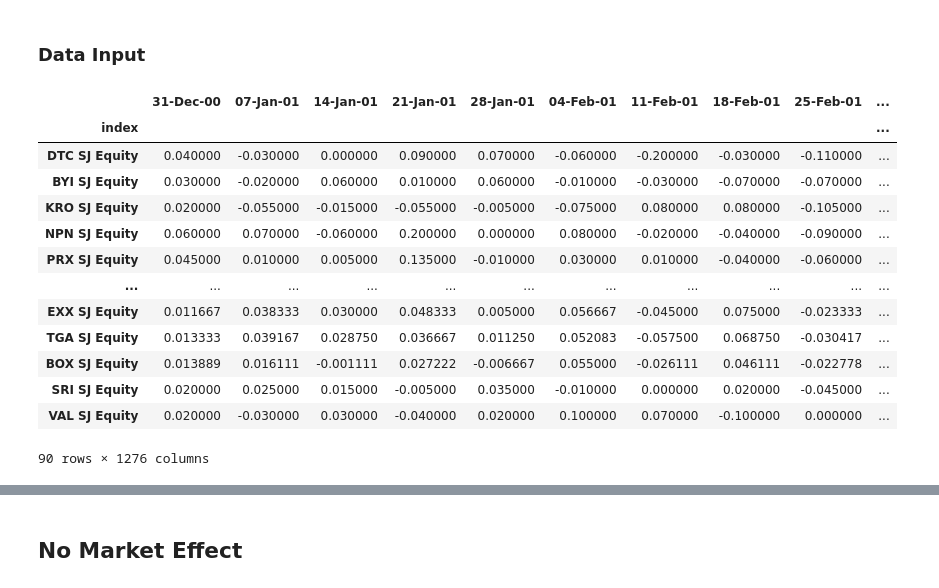
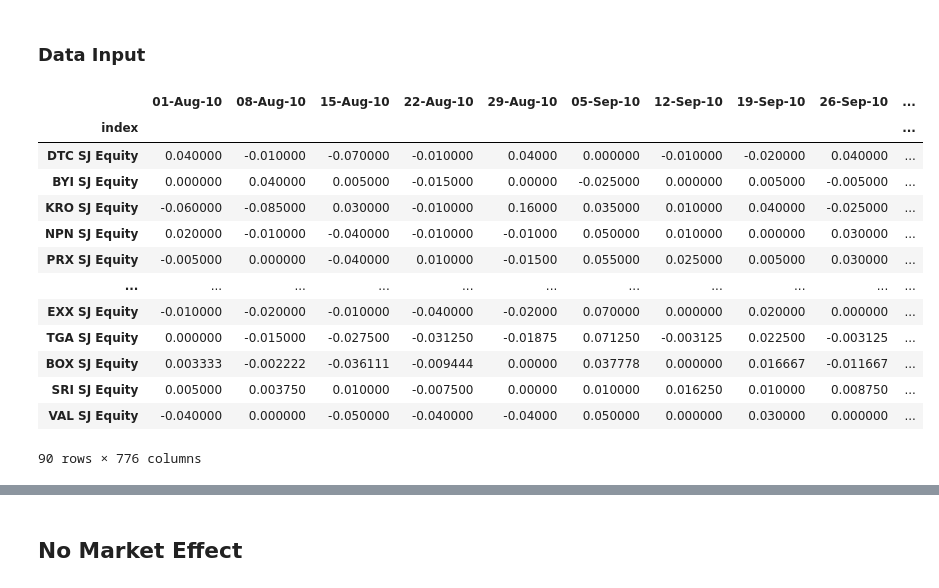
Before and after one commit to Hamza-joosub/K_means_linkedinReport, a Jupyter notebook: Evaluation.ipynb, the cells around one changed output, grey strips where cells are left out. Drawn from its saved outputs; the diff is of its cells as text; code cells hidden in the pictures.

```diff
--- a/Evaluation.ipynb
+++ b/Evaluation.ipynb
@@ -12,25 +12,26 @@ analysis_of_correlations = []
 # %%
 sector_returns = pd.read_csv('Sector_and_returns.csv')
 sector_returns = sector_returns.drop(columns=['Unnamed: 0'])
 sector_returns = sector_returns.rename(columns={'Code':'index', 'Sector_Code': 'Cluster'})
 sector_returns = sector_returns.set_index('index')
 sector_returns = sector_returns.drop(columns=['Sector'])
+sector_returns = sector_returns.iloc[:,500:]
 sector_returns
 # %% [output]
-|  | 31-Dec-00 | 07-Jan-01 | 14-Jan-01 | 21-Jan-01 | 28-Jan-01 | 04-Feb-01 | 11-Feb-01 | 18-Feb-01 | 25-Feb-01 | ... |
+|  | 01-Aug-10 | 08-Aug-10 | 15-Aug-10 | 22-Aug-10 | 29-Aug-10 | 05-Sep-10 | 12-Sep-10 | 19-Sep-10 | 26-Sep-10 | ... |
 | index |  |  |  |  |  |  |  |  |  | ... |
-| DTC SJ Equity | 0.040000 | -0.030000 | 0.000000 | 0.090000 | 0.070000 | -0.060000 | -0.200000 | -0.030000 | -0.110000 | ... |
-| BYI SJ Equity | 0.030000 | -0.020000 | 0.060000 | 0.010000 | 0.060000 | -0.010000 | -0.030000 | -0.070000 | -0.070000 | ... |
-| KRO SJ Equity | 0.020000 | -0.055000 | -0.015000 | -0.055000 | -0.005000 | -0.075000 | 0.080000 | 0.080000 | -0.105000 | ... |
-| NPN SJ Equity | 0.060000 | 0.070000 | -0.060000 | 0.200000 | 0.000000 | 0.080000 | -0.020000 | -0.040000 | -0.090000 | ... |
-| PRX SJ Equity | 0.045000 | 0.010000 | 0.005000 | 0.135000 | -0.010000 | 0.030000 | 0.010000 | -0.040000 | -0.060000 | ... |
+| DTC SJ Equity | 0.040000 | -0.010000 | -0.070000 | -0.010000 | 0.04000 | 0.000000 | -0.010000 | -0.020000 | 0.040000 | ... |
+| BYI SJ Equity | 0.000000 | 0.040000 | 0.005000 | -0.015000 | 0.00000 | -0.025000 | 0.000000 | 0.005000 | -0.005000 | ... |
+| KRO SJ Equity | -0.060000 | -0.085000 | 0.030000 | -0.010000 | 0.16000 | 0.035000 | 0.010000 | 0.040000 | -0.025000 | ... |
+| NPN SJ Equity | 0.020000 | -0.010000 | -0.040000 | -0.010000 | -0.01000 | 0.050000 | 0.010000 | 0.000000 | 0.030000 | ... |
+| PRX SJ Equity | -0.005000 | 0.000000 | -0.040000 | 0.010000 | -0.01500 | 0.055000 | 0.025000 | 0.005000 | 0.030000 | ... |
 | ... | ... | ... | ... | ... | ... | ... | ... | ... | ... | ... |
-| EXX SJ Equity | 0.011667 | 0.038333 | 0.030000 | 0.048333 | 0.005000 | 0.056667 | -0.045000 | 0.075000 | -0.023333 | ... |
-| TGA SJ Equity | 0.013333 | 0.039167 | 0.028750 | 0.036667 | 0.011250 | 0.052083 | -0.057500 | 0.068750 | -0.030417 | ... |
-| BOX SJ Equity | 0.013889 | 0.016111 | -0.001111 | 0.027222 | -0.006667 | 0.055000 | -0.026111 | 0.046111 | -0.022778 | ... |
-| SRI SJ Equity | 0.020000 | 0.025000 | 0.015000 | -0.005000 | 0.035000 | -0.010000 | 0.000000 | 0.020000 | -0.045000 | ... |
-| VAL SJ Equity | 0.020000 | -0.030000 | 0.030000 | -0.040000 | 0.020000 | 0.100000 | 0.070000 | -0.100000 | 0.000000 | ... |
+| EXX SJ Equity | -0.010000 | -0.020000 | -0.010000 | -0.040000 | -0.02000 | 0.070000 | 0.000000 | 0.020000 | 0.000000 | ... |
+| TGA SJ Equity | 0.000000 | -0.015000 | -0.027500 | -0.031250 | -0.01875 | 0.071250 | -0.003125 | 0.022500 | -0.003125 | ... |
+| BOX SJ Equity | 0.003333 | -0.002222 | -0.036111 | -0.009444 | 0.00000 | 0.037778 | 0.000000 | 0.016667 | -0.011667 | ... |
+| SRI SJ Equity | 0.005000 | 0.003750 | 0.010000 | -0.007500 | 0.00000 | 0.010000 | 0.016250 | 0.010000 | 0.008750 | ... |
+| VAL SJ Equity | -0.040000 | 0.000000 | -0.050000 | -0.040000 | -0.04000 | 0.050000 | 0.000000 | 0.030000 | 0.000000 | ... |
-90 rows × 1276 columns
+90 rows × 776 columns
 # %%
 cluster_returns = pd.read_csv('cluster_returns.csv')
 cluster_returns = cluster_returns.drop(columns=['Unnamed: 0'])
```
Also changed, not shown: parts of 5 cells of this notebook, 7 other files.
